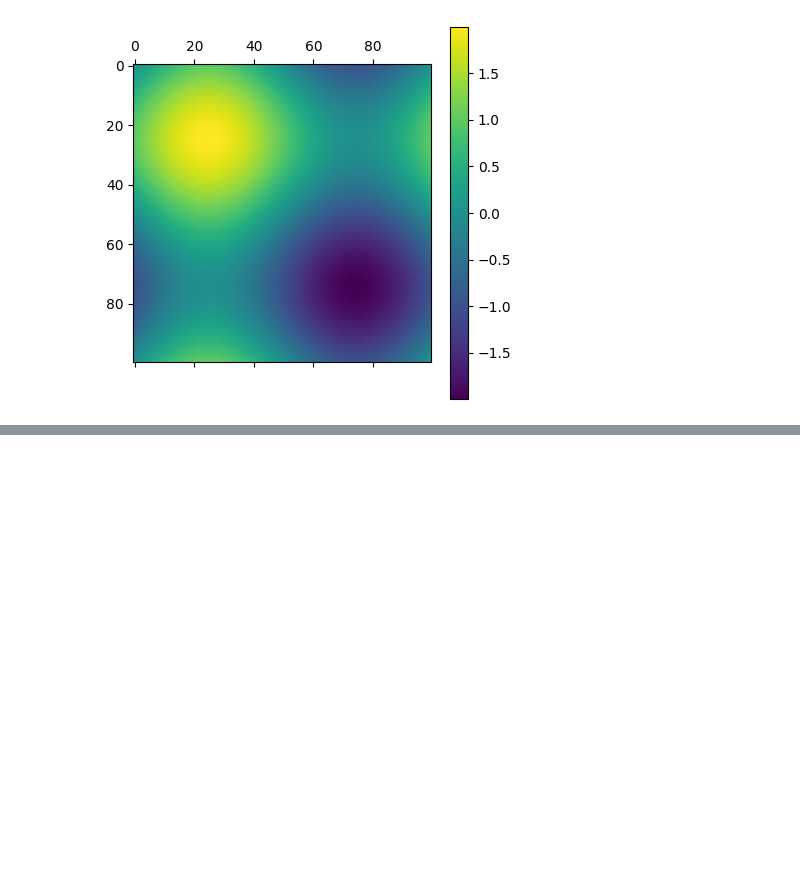
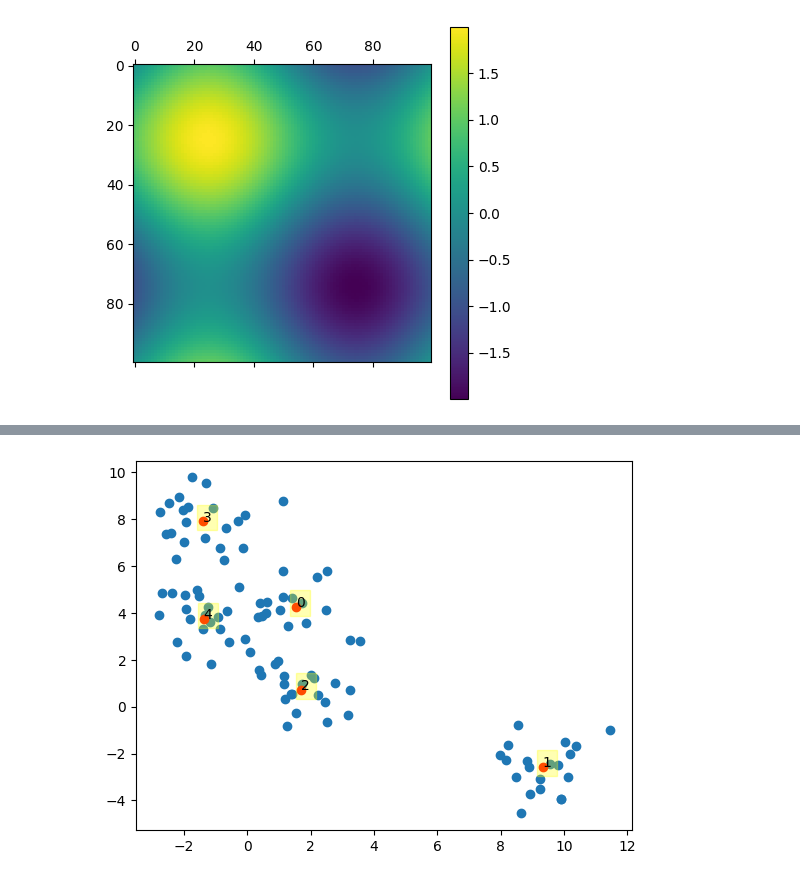
Before and after one commit to zbenmo/humans_thoughts, a Jupyter notebook: Chess.ipynb, the cells around one changed output, grey strips where cells are left out. Saved outputs shown, nothing was run; the diff lists cells and outputs as text; code cells hidden in the pictures; blank space fills up the shorter version.

```diff
--- a/Chess.ipynb
+++ b/Chess.ipynb
@@ -35,0 +67,8 @@ plt.colorbar();
+# %%
+plt.scatter(X[:, 0], X[:, 1])
+plt.scatter(kmeans.cluster_centers_[:, 0], kmeans.cluster_centers_[:, 1], color='red')
+for i in range(len(kmeans.cluster_centers_)):
+    plt.text(kmeans.cluster_centers_[i, 0], kmeans.cluster_centers_[i, 1], f"{i}", fontsize='medium', backgroundcolor=(1, 1, 0, 0.3))
+plt.show()
+# %% [output]
+[figure, added]
```
Also changed, not shown: parts of 10 cells of this notebook, 1 other file.
